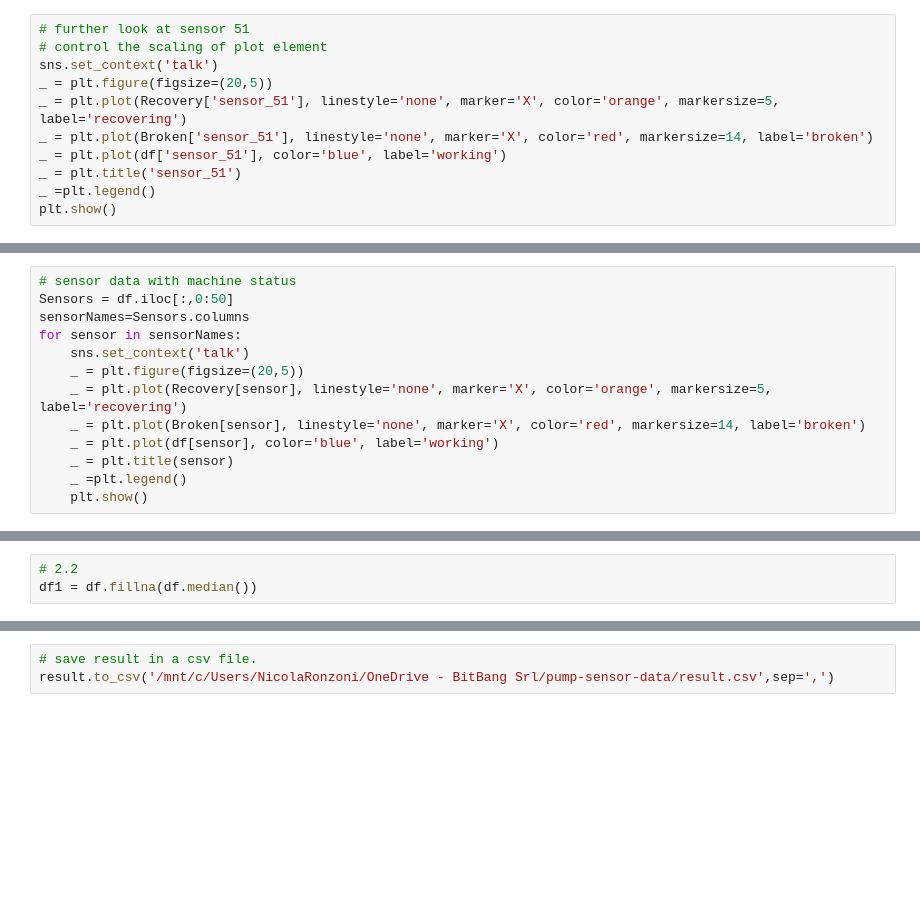
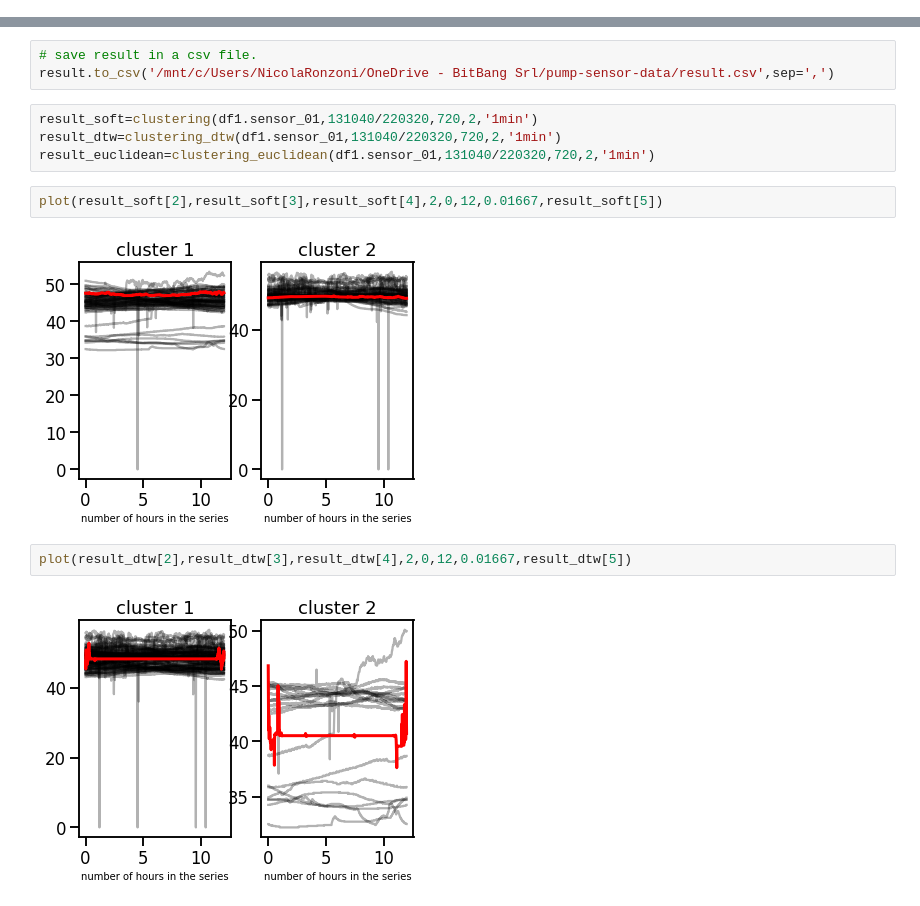
Before and after one commit to NicolaRonzoni/System-for-anomaly-detection, a Jupyter notebook: Anomaly detection.ipynb, the cells around one changed output, grey strips where cells are left out. Drawn from its saved outputs; the diff is of its cells as text; blank space fills up the shorter version.

```diff
--- a/Anomaly detection.ipynb
+++ b/Anomaly detection.ipynb
@@ -105,11 +74,0 @@ sensor 50 does not contain data after 2018-04-27 17:53 (76997 entries are missin
-# %%
-# further look at sensor 51
-# control the scaling of plot element
-sns.set_context('talk')
-_ = plt.figure(figsize=(20,5))
-_ = plt.plot(Recovery['sensor_51'], linestyle='none', marker='X', color='orange', markersize=5, label='recovering')
-_ = plt.plot(Broken['sensor_51'], linestyle='none', marker='X', color='red', markersize=14, label='broken')
-_ = plt.plot(df['sensor_51'], color='blue', label='working')
-_ = plt.title('sensor_51')
-_ =plt.legend()
-plt.show()
@@ -135,13 +74,0 @@ df.head()
-# %%
-# sensor data with machine status
-Sensors = df.iloc[:,0:50]
-sensorNames=Sensors.columns
-for sensor in sensorNames:
-    sns.set_context('talk')
-    _ = plt.figure(figsize=(20,5))
-    _ = plt.plot(Recovery[sensor], linestyle='none', marker='X', color='orange', markersize=5, label='recovering')
-    _ = plt.plot(Broken[sensor], linestyle='none', marker='X', color='red', markersize=14, label='broken')
-    _ = plt.plot(df[sensor], color='blue', label='working')
-    _ = plt.title(sensor)
-    _ =plt.legend()
-    plt.show()
@@ -256,3 +74,0 @@ dtype: float64
-# %%
-# 2.2
-df1 = df.fillna(df.median())
@@ -459,3 +271,15 @@ result
 # %%
 # save result in a csv file.
 result.to_csv('/mnt/c/Users/NicolaRonzoni/OneDrive - BitBang Srl/pump-sensor-data/result.csv',sep=',')
+# %%
+result_soft=clustering(df1.sensor_01,131040/220320,720,2,'1min')
+result_dtw=clustering_dtw(df1.sensor_01,131040/220320,720,2,'1min')
+result_euclidean=clustering_euclidean(df1.sensor_01,131040/220320,720,2,'1min')
+# %%
+plot(result_soft[2],result_soft[3],result_soft[4],2,0,12,0.01667,result_soft[5])
+# %% [output]
+[figure, added]
+# %%
+plot(result_dtw[2],result_dtw[3],result_dtw[4],2,0,12,0.01667,result_dtw[5])
+# %% [output]
+[figure, added]
```
Also changed, not shown: parts of 36 cells of this notebook.
